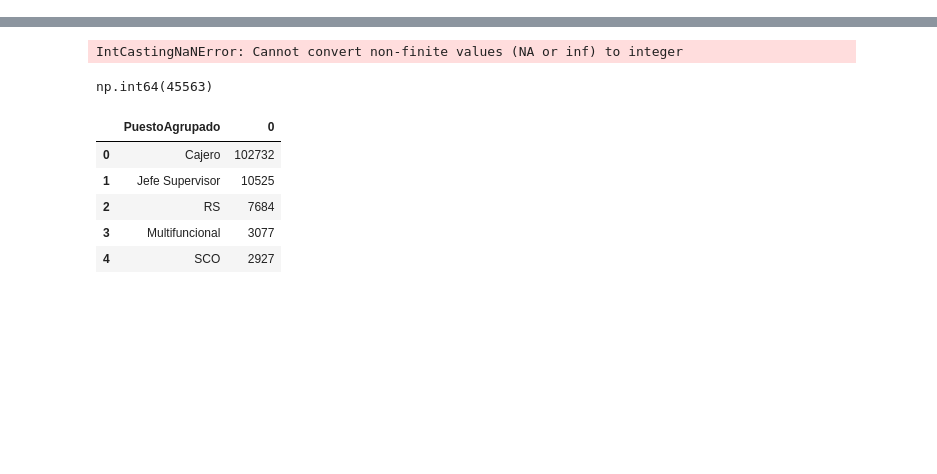
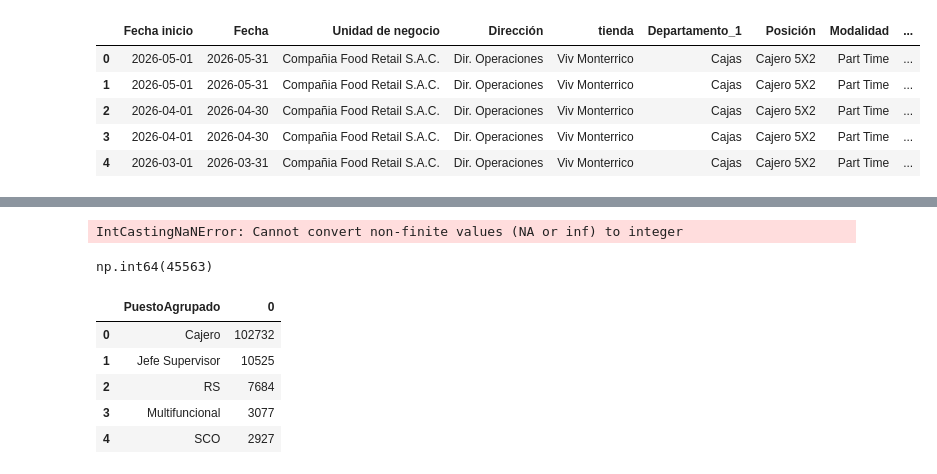
Before and after one commit to Narut05/SPSA_prod_data, a Jupyter notebook: 05_ProyectosMejora/Proyecto GDH/00_analisis.ipynb, the cells around one changed output, grey strips where cells are left out. Drawn from its saved outputs; the diff is of its cells as text; code cells hidden in the pictures; blank space fills up the shorter version.

```diff
--- a/05_ProyectosMejora/Proyecto GDH/00_analisis.ipynb
+++ b/05_ProyectosMejora/Proyecto GDH/00_analisis.ipynb
@@ -36 +79,10 @@ Departamento_1 ['Multifuncional' 'Cajas' 'Recepción' 'Almacén Frescos' 'Sala F
+# %%
+dff.head()
+# %% [output]
+|  | Fecha inicio | Fecha | Unidad de negocio | Dirección | tienda | Departamento_1 | Posición | Modalidad | ... |
+| 0 | 2026-05-01 | 2026-05-31 | Compañia Food Retail S.A.C. | Dir. Operaciones | Viv Monterrico | Cajas | Cajero 5X2 | Part Time | ... |
+| 1 | 2026-05-01 | 2026-05-31 | Compañia Food Retail S.A.C. | Dir. Operaciones | Viv Monterrico | Cajas | Cajero 5X2 | Part Time | ... |
+| 2 | 2026-04-01 | 2026-04-30 | Compañia Food Retail S.A.C. | Dir. Operaciones | Viv Monterrico | Cajas | Cajero 5X2 | Part Time | ... |
+| 3 | 2026-04-01 | 2026-04-30 | Compañia Food Retail S.A.C. | Dir. Operaciones | Viv Monterrico | Cajas | Cajero 5X2 | Part Time | ... |
+| 4 | 2026-03-01 | 2026-03-31 | Compañia Food Retail S.A.C. | Dir. Operaciones | Viv Monterrico | Cajas | Cajero 5X2 | Part Time | ... |
 # %%
```
Also changed, not shown: parts of 10 cells of this notebook, 18 other files.
